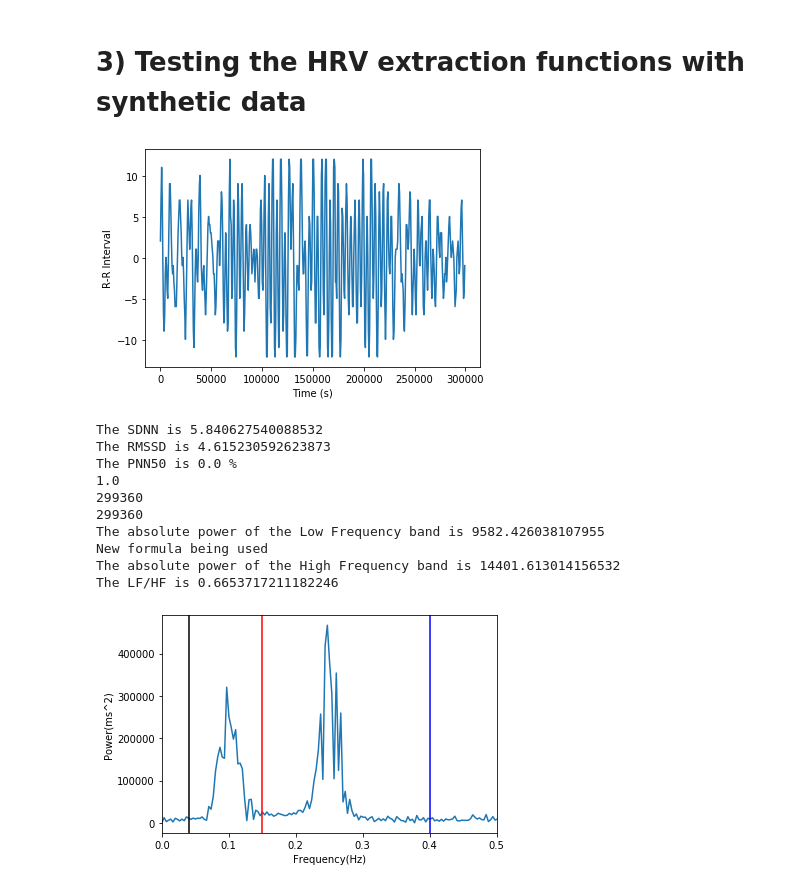
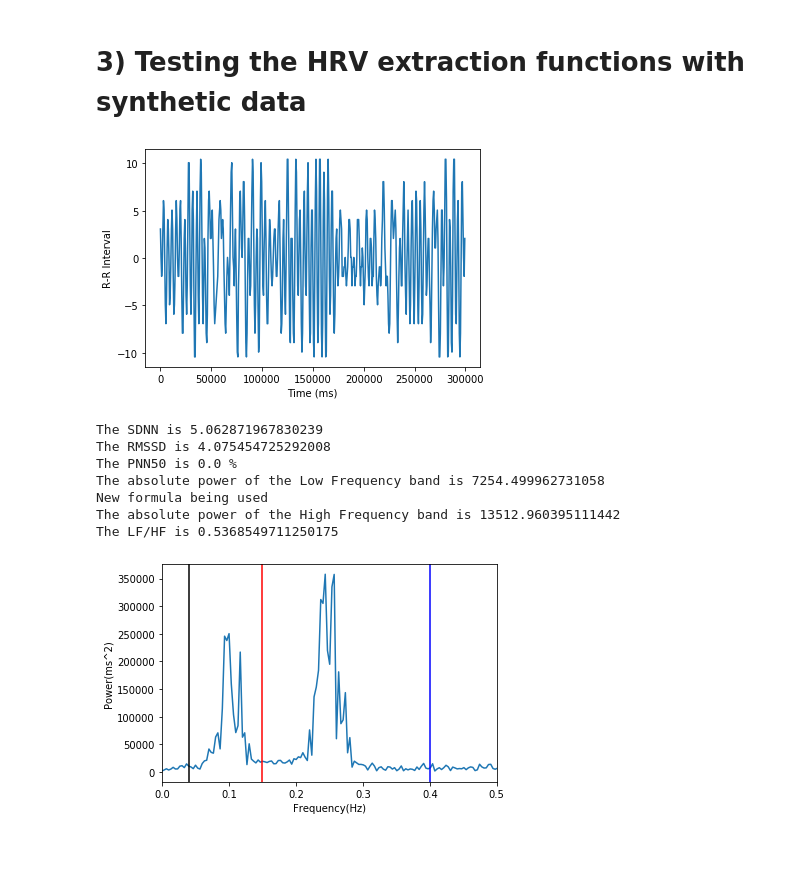
Before and after one commit to molbioeng/Molecool, a Jupyter notebook: 4.0-HRV_Extraction_Function.ipynb, the cells around one changed output. Drawn from its saved outputs; the diff is of its cells as text; code cells hidden in the pictures; blank space fills up the shorter version.

```diff
--- a/4.0-HRV_Extraction_Function.ipynb
+++ b/4.0-HRV_Extraction_Function.ipynb
@@ -264,33 +220,54 @@ def _ifft(frq_signal):
 # %%
-def _HFpow(signal):
-    """Finds and returns the absolute power of the High Frequency band (0.15-0.4Hz)"""
-    HF = signal.loc[(signal['Frequency'] > 0.15) &  (signal['Frequency'] < 0.4)]
+def _HFpow(freq_values):
+    """Finds and returns the absolute power of the High Frequency band (0.15-0.4Hz)
+    Input: freq_values - DataFrame of frequency domain HRV values obtained from the fft.
+    Output: Absolute power of high frequency band, float
+    """
+
+    # Select Only the High frequency band
+    HF = freq_values.loc[(freq_values['Frequency'] > 0.15) &  (freq_values['Frequency'] < 0.4)]
     HF = HF.reset_index(drop = True)
 
+    # Delta of integration, gap between neigbouring frequency points
     width = (HF.iloc[1]['Frequency'] - HF.iloc[0]['Frequency'])
+
+    #'Integrate' the HF band to get absolute power
     HFpow = 0
     for index, row in HF.iterrows():
         HFpow += HF.iloc[index]['Power'] * width
+
     print("New formula being used")
     print('The absolute power of the High Frequency band is', HFpow)
     return HFpow
 # %%
-def _LFpow(signal):
-    """Finds and returns the absolute power of the Low Frequency band (0.04-0.15Hz)"""
-    LF = signal.loc[(signal['Frequency'] > 0.04) &  (signal['Frequency'] < 0.15)]
+def _LFpow(freq_values):
+    """Finds and returns the absolute power of the Low Frequency band (0.04-0.15Hz)
+    Input: freq_values - DataFrame of frequency domain HRV values obtained from the fft.
+    Output: Absolute power of high frequency band, float
+    """
+
+    # Select Only the Low frequency band
+    LF = freq_values.loc[(freq_values['Frequency'] > 0.04) &  (freq_values['Frequency'] < 0.15)]
     LF = LF.reset_index(drop = True)
 
+    # Delta of integration, gap between neigbouring frequency points
     width = (LF.iloc[1]['Frequency'] - LF.iloc[0]['Frequency'])
+
+    #'Integrate' the LF band to get absolute power
     LFpow = 0
     for index, row in LF.iterrows():
         LFpow += LF.iloc[index]['Power'] * width
+
     print('The absolute power of the Low Frequency band is', LFpow)
     return LFpow
 # %%
-def _LFHF(signal):
-    """Finds and returns the ratio of Low Frequency High Frequency to """
-    LF = _LFpow(signal)
-    HF = _HFpow(signal)
+def _LFHF(freq_values):
+    """Finds and returns the ratio of Low Frequency to High Frequency band powers
+    Input: freq_values - DataFrame of frequency domain HRV values obtained from the fft.
+    Output: Absolute power of high, low frequency bands and their ratio, all floats
+    """
+    LF = _LFpow(freq_values)
+    HF = _HFpow(freq_values)
     LFHF = LF/HF
     print('The LF/HF is', LFHF)
     return LF, HF, LFHF
@@ -344,24 +321,21 @@ ecg100 = nk.ecg_simulate(duration=300, sampling_rate=1000, heart_rate=100) # No
 # %%
 peaks = _filteringdet(ecg100,1000)
 
 #Calculate the time domain HRV parameters
-RR_data = _hrvreading(peaks)  #Calculating RR intervals
+RR_data = RR_calculator(peaks)  #Calculating RR intervals
 SDNN =  SDNN_calculator(RR_data) #Calculating the SDNN parameter
 RMSSD = RMSSD_calculator(RR_data) #Calculating the RMSSD parameter
 PNN50 = PNN50_calculator(RR_data) #Calculating the PNN50 parameters
 
-freq_data = _fft(_timeaxis(RR_data, 1000), 1000)
+freq_data = _fft(resample(RR_data, 1000), 1000)
 LFHF = _LFHF(freq_data) #Calculating the frequency parameters
 # %% [output]
-[figure, old version]
+[figure, new version]
-The SDNN is 5.840627540088532
-The RMSSD is 4.615230592623873
+The SDNN is 5.062871967830239
+The RMSSD is 4.075454725292008
 The PNN50 is 0.0 %
-1.0
-299360
-299360
-The absolute power of the Low Frequency band is 9582.426038107955
+The absolute power of the Low Frequency band is 7254.499962731058
 New formula being used
-The absolute power of the High Frequency band is 14401.613014156532
-The LF/HF is 0.6653717211182246
+The absolute power of the High Frequency band is 13512.960395111442
+The LF/HF is 0.5368549711250175
-[figure, old version]
+[figure, new version]
```
Also changed, not shown: parts of 12 cells of this notebook.
